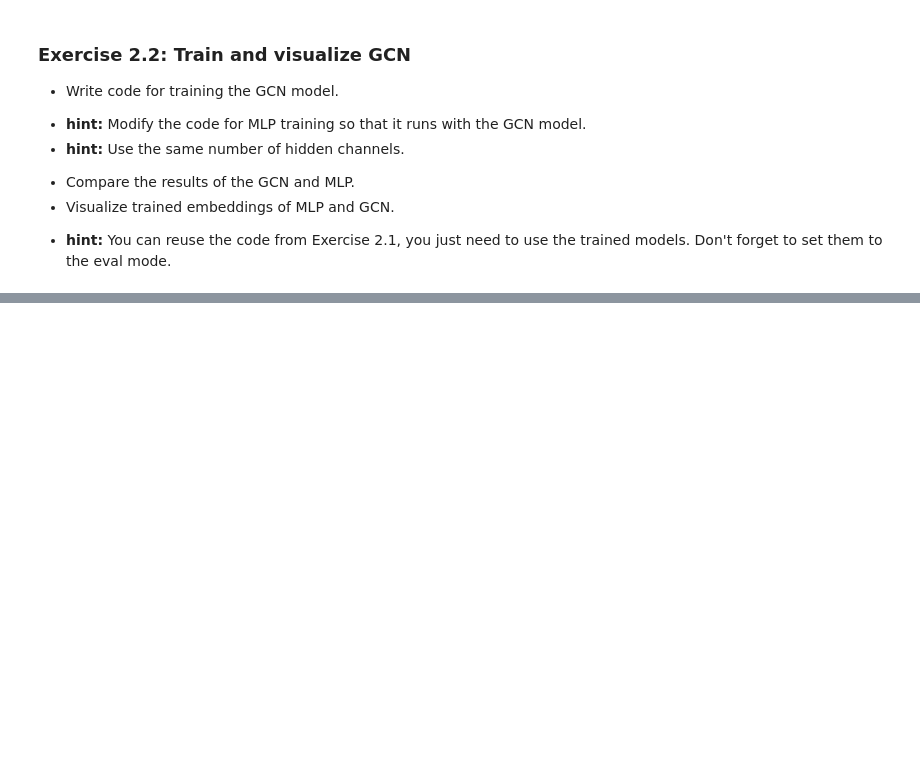
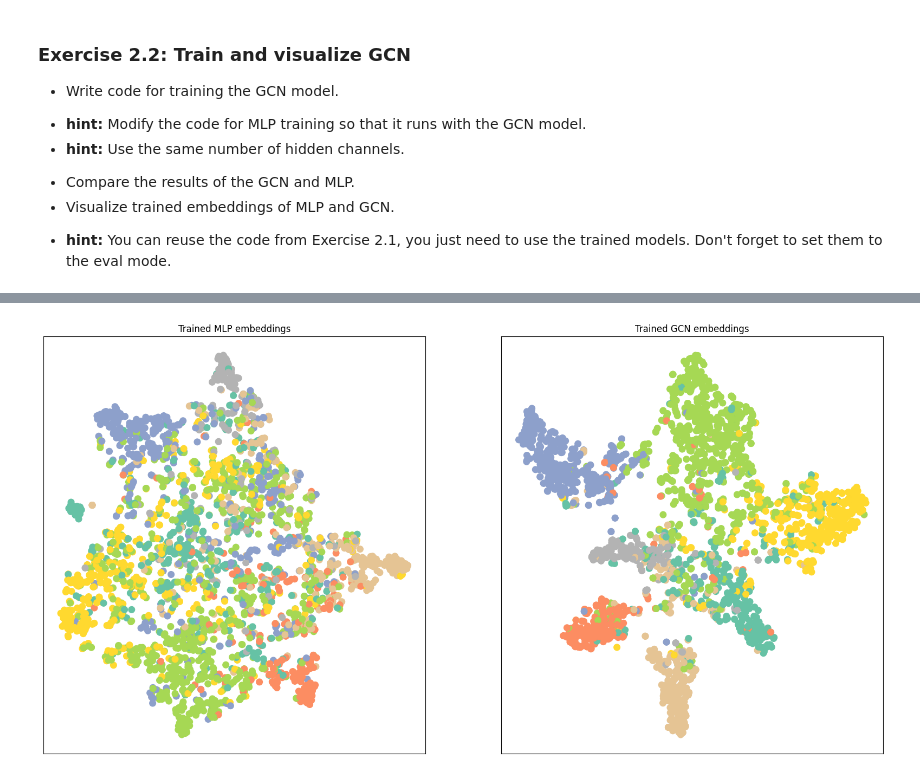
Before and after one commit to shahabday/graph-neural-networks, a Jupyter notebook: 3_NodeClassificationPyG.ipynb, the cells around one changed output, grey strips where cells are left out. Drawn from its saved outputs; the diff is of its cells as text; code cells hidden in the pictures; blank space fills up the shorter version.

```diff
--- a/3_NodeClassificationPyG.ipynb
+++ b/3_NodeClassificationPyG.ipynb
@@ -373,3 +392,52 @@ where $c_{ij}$ is a normalization constant for the edge.
 *   Compare the results of the GCN and MLP.
 *   Visualize trained embeddings of MLP and GCN.
   - **hint:** You can reuse the code from Exercise 2.1, you just need to use the trained models. Don't forget to set them to the eval mode.
+# %%
+c_in = dataset.num_features
+c_out = dataset.num_classes
+gcn_model = GCN(c_in=c_in, c_out=c_out, c_hidden=16)
+loss_function = torch.nn.CrossEntropyLoss()  # Define loss function.
+optimizer = torch.optim.Adam(gcn_model.parameters(), lr=0.01, weight_decay=5e-4)  # Define optimizer.
+
+def train():
+      gcn_model.train()
+      optimizer.zero_grad()  # Clear gradients.
+      out = gcn_model(data.x, data.edge_index)  # Perform a single forward pass.
+      loss = loss_function(out[data.train_mask], data.y[data.train_mask])  # Compute the loss solely based on the training nodes.
+      loss.backward()  # Derive gradients.
+      optimizer.step()  # Update parameters based on gradients.
+      return loss
+
+def test(mask):
+      gcn_model.eval() # Set model to evalutation mode
+      out = gcn_model(data.x, data.edge_index)
+      pred = out.argmax(dim=1)  # Use the class with highest probability.
+      correct = pred[mask] == data.y[mask]  # Check against ground-truth labels.
+      acc = int(correct.sum()) / int(mask.sum())  # Derive ratio of correct predictions.
+      return acc
+
+for epoch in range(1, 201):
+    train()
+    train_acc = test(data.train_mask)
+    val_acc= test(data.val_mask)
+    test_acc = test(data.test_mask)
+    print(
+      f'Epoch: {epoch:03d}, Train acc: {train_acc:.4f}, '
+      f'Val acc: {val_acc:.4f}, Test acc: {test_acc:4f}'
+    )
+
+# Visualize the trained MLP vs GCN
+c_in = dataset.num_features
+c_out = dataset.num_classes
+
+mlp_model.eval()
+gcn_model.eval()
+
+out_mlp = mlp_model(data.x)
+mlp_title = 'Trained MLP embeddings'
+
+out_gcn = gcn_model(data.x, data.edge_index)
+gcn_title = 'Trained GCN embeddings'
+
+visualize_both(out_mlp, out_gcn, mlp_title, gcn_title, color=data.y)
+# %% [output]
@@ -375,0 +461 @@ where $c_{ij}$ is a normalization constant for the edge.
+[figure, added]
```
Also changed, not shown: parts of 2 cells of this notebook.
